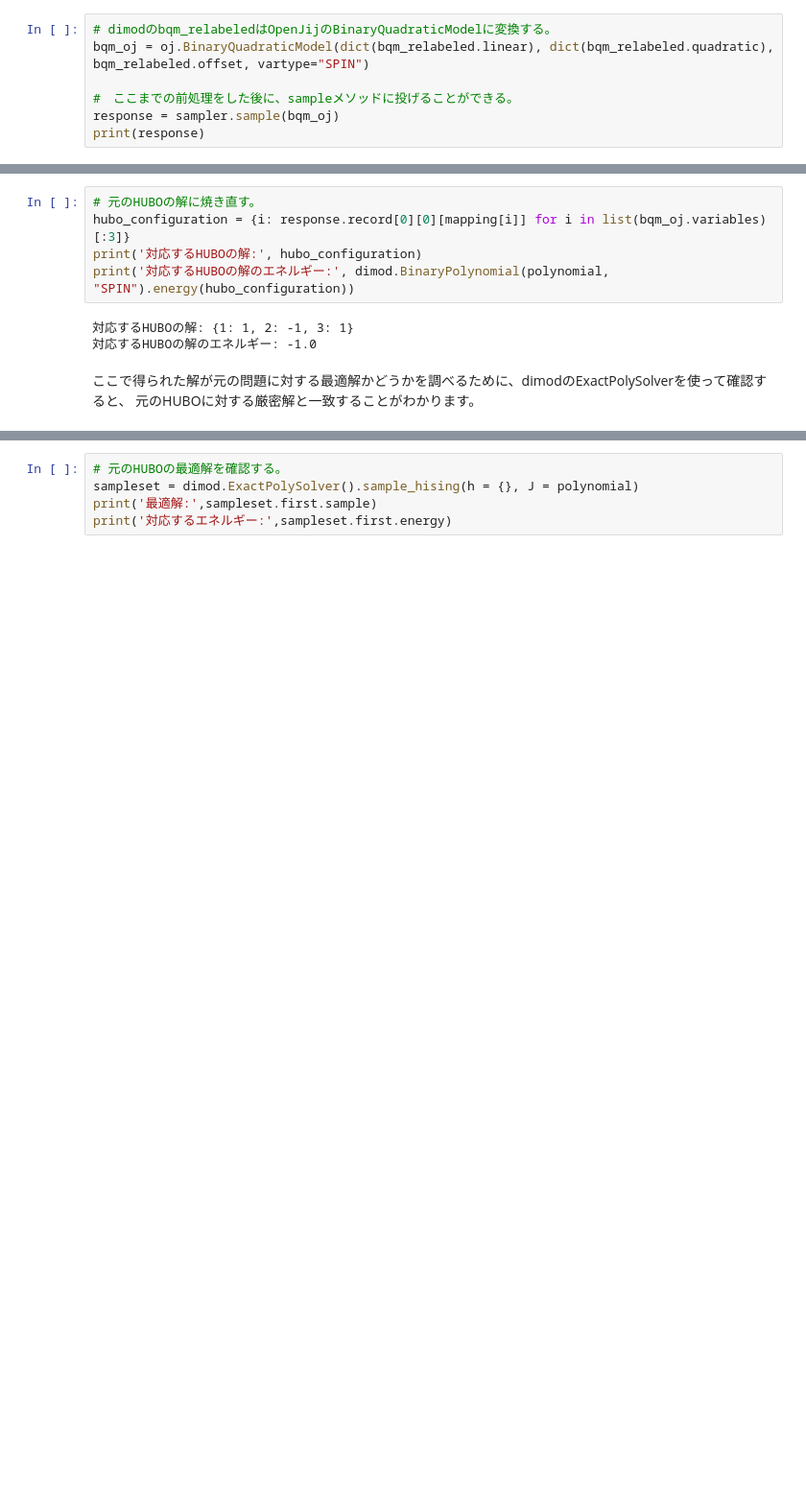
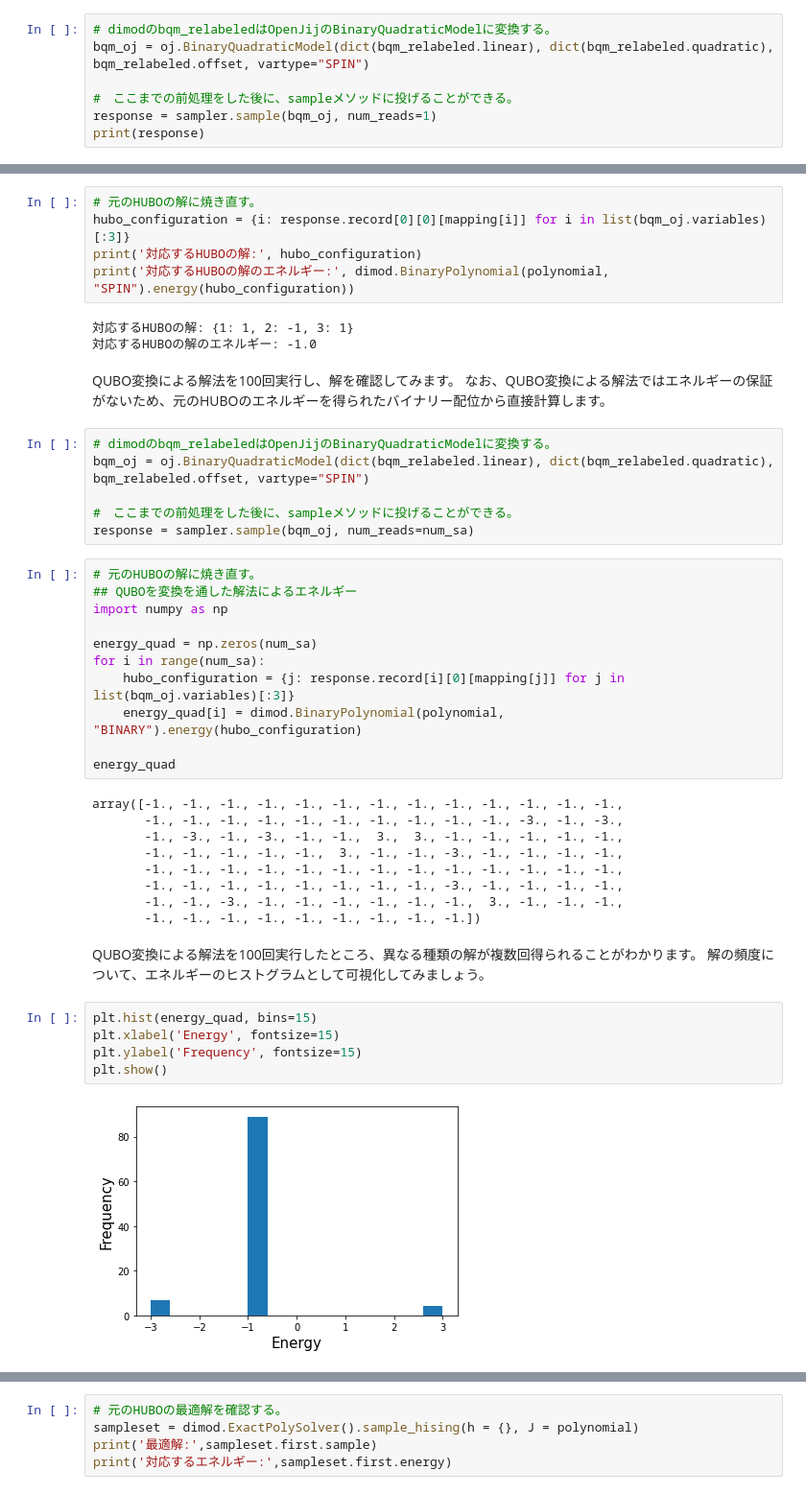
Before and after one commit to MasahitoKumada/OpenJijTutorial, a Jupyter notebook: source/ja/011-hubo.ipynb, the cells around one changed output, grey strips where cells are left out. Shown at 96% size. Drawn from its saved outputs; the diff is of its cells as text; blank space fills up the shorter version.

```diff
--- a/source/ja/011-hubo.ipynb
+++ b/source/ja/011-hubo.ipynb
@@ -115,7 +147,7 @@ print('変数の対応関係:', mapping) # Relabelした後のインデックス
 bqm_oj = oj.BinaryQuadraticModel(dict(bqm_relabeled.linear), dict(bqm_relabeled.quadratic), bqm_relabeled.offset, vartype="SPIN")
 
 #　ここまでの前処理をした後に、sampleメソッドに投げることができる。
-response = sampler.sample(bqm_oj)
+response = sampler.sample(bqm_oj, num_reads=1)
 print(response)
 # %% [output]
    1  2  3  4  5 energy num_oc.
@@ -138,6 +165,42 @@ print('対応するHUBOの解のエネルギー:', dimod.BinaryPolynomial(polyno
 # %% [output]
 対応するHUBOの解: {1: 1, 2: -1, 3: 1}
 対応するHUBOの解のエネルギー: -1.0
-# %% [markdown]
-ここで得られた解が元の問題に対する最適解かどうかを調べるために、dimodのExactPolySolverを使って確認すると、
-元のHUBOに対する厳密解と一致することがわかります。
+# %% [markdown]
+QUBO変換による解法を100回実行し、解を確認してみます。
+なお、QUBO変換による解法ではエネルギーの保証がないため、元のHUBOのエネルギーを得られたバイナリー配位から直接計算します。
+# %%
+# dimodのbqm_relabeledはOpenJijのBinaryQuadraticModelに変換する。
+bqm_oj = oj.BinaryQuadraticModel(dict(bqm_relabeled.linear), dict(bqm_relabeled.quadratic), bqm_relabeled.offset, vartype="SPIN")
+
+#　ここまでの前処理をした後に、sampleメソッドに投げることができる。
+response = sampler.sample(bqm_oj, num_reads=num_sa)
+# %%
+# 元のHUBOの解に焼き直す。
+## QUBOを変換を通した解法によるエネルギー
+import numpy as np
+
+energy_quad = np.zeros(num_sa)
+for i in range(num_sa):
+    hubo_configuration = {j: response.record[i][0][mapping[j]] for j in list(bqm_oj.variables)[:3]}
+    energy_quad[i] = dimod.BinaryPolynomial(polynomial, "BINARY").energy(hubo_configuration)
+
+energy_quad
+# %% [output]
+array([-1., -1., -1., -1., -1., -1., -1., -1., -1., -1., -1., -1., -1.,
+       -1., -1., -1., -1., -1., -1., -1., -1., -1., -1., -3., -1., -3.,
+       -1., -3., -1., -3., -1., -1.,  3.,  3., -1., -1., -1., -1., -1.,
+       -1., -1., -1., -1., -1.,  3., -1., -1., -3., -1., -1., -1., -1.,
+       -1., -1., -1., -1., -1., -1., -1., -1., -1., -1., -1., -1., -1.,
+       -1., -1., -1., -1., -1., -1., -1., -1., -3., -1., -1., -1., -1.,
+       -1., -1., -3., -1., -1., -1., -1., -1., -1.,  3., -1., -1., -1.,
+       -1., -1., -1., -1., -1., -1., -1., -1., -1.])
+# %% [markdown]
+ QUBO変換による解法を100回実行したところ、異なる種類の解が複数回得られることがわかります。
+ 解の頻度について、エネルギーのヒストグラムとして可視化してみましょう。
+# %%
+plt.hist(energy_quad, bins=15)
+plt.xlabel('Energy', fontsize=15)
+plt.ylabel('Frequency', fontsize=15)
+plt.show()
+# %% [output]
+[figure, added]
```
Also changed, not shown: parts of 14 cells of this notebook, 2 other files.
